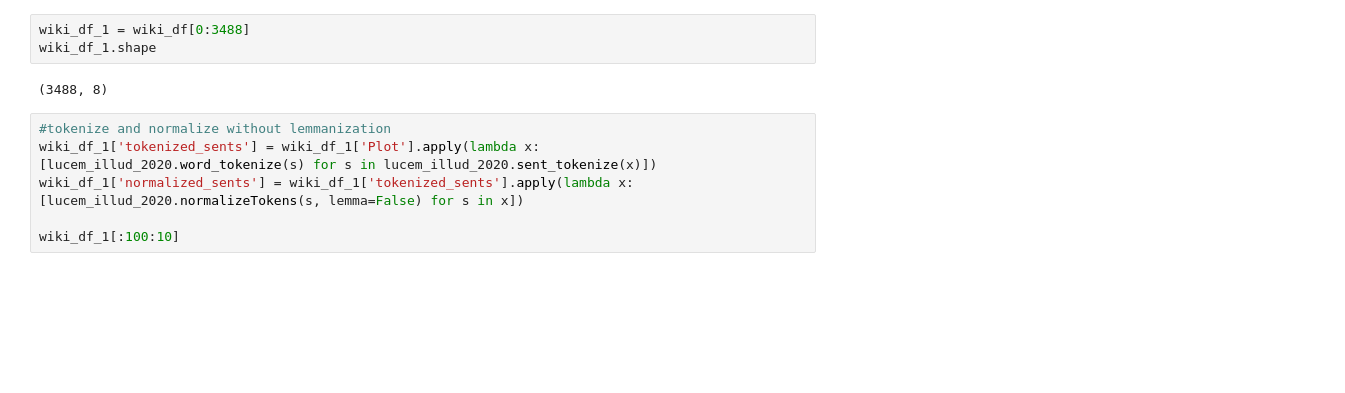
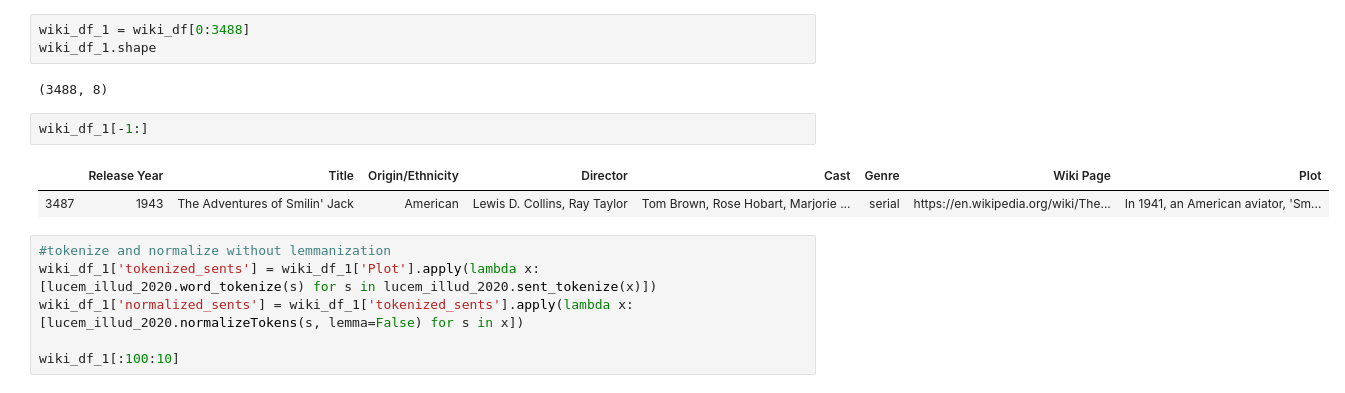
Before and after one commit to VivianQian19/Content-Analysis-2020, a Jupyter notebook: week-7/7-Vector-Space-Word-Embeddings.ipynb, the cells around one changed output. Saved outputs shown, nothing was run; the diff lists cells and outputs as text; blank space fills up the shorter version.

```diff
--- a/week-7/7-Vector-Space-Word-Embeddings.ipynb
+++ b/week-7/7-Vector-Space-Word-Embeddings.ipynb
@@ -367,6 +351,11 @@ wiki_df_1 = wiki_df[0:3488]
 wiki_df_1.shape
 # %% [output]
 (3488, 8)
+# %%
+wiki_df_1[-1:]
+# %% [output]
+|  | Release Year | Title | Origin/Ethnicity | Director | Cast | Genre | Wiki Page | Plot |
+| 3487 | 1943 | The Adventures of Smilin' Jack | American | Lewis D. Collins, Ray Taylor | Tom Brown, Rose Hobart, Marjorie ... | serial | https://en.wikipedia.org/wiki/The... | In 1941, an American aviator, 'Sm... |
 # %%
 #tokenize and normalize without lemmanization
 wiki_df_1['tokenized_sents'] = wiki_df_1['Plot'].apply(lambda x: [lucem_illud_2020.word_tokenize(s) for s in lucem_illud_2020.sent_tokenize(x)])
```
Also changed, not shown: parts of 25 cells of this notebook.
